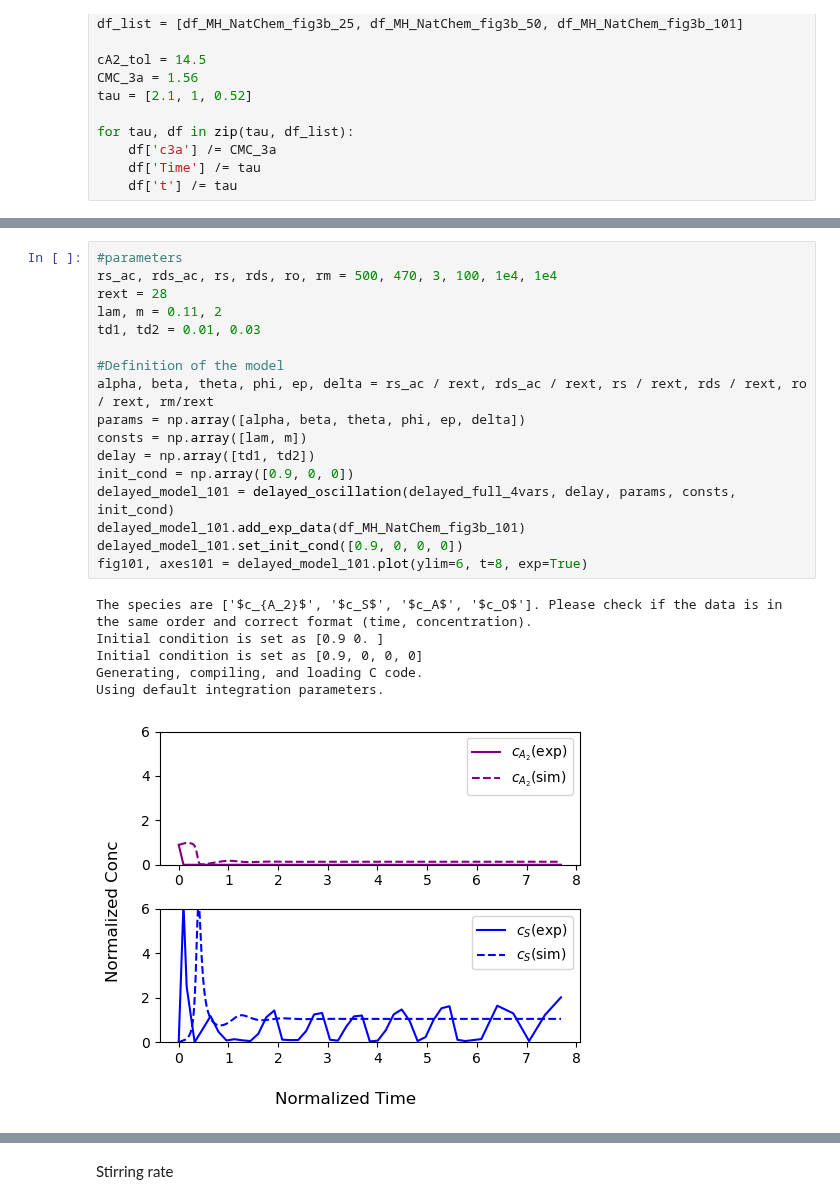
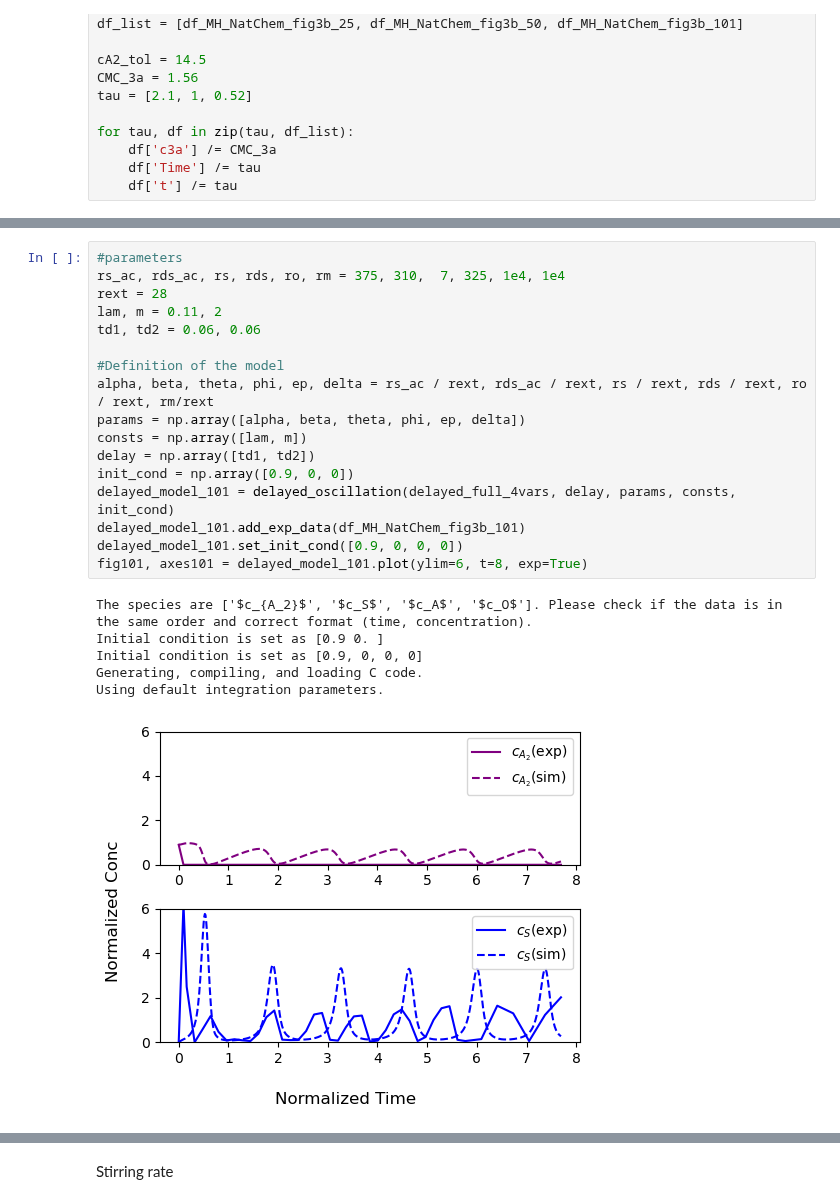
Before and after one commit to Zhiheng419/Chemical_Oscillation_Model, a Jupyter notebook: summary.ipynb, the cells around one changed output, grey strips where cells are left out. Saved outputs shown, nothing was run; the diff lists cells and outputs as text.

```diff
--- a/summary.ipynb
+++ b/summary.ipynb
@@ -240,26 +240,26 @@ Using default integration parameters.
 # %%
 #parameters
-rs_ac, rds_ac, rs, rds, ro, rm = 500, 470, 3, 100, 1e4, 1e4
+rs_ac, rds_ac, rs, rds, ro, rm = 375, 310,  7, 325, 1e4, 1e4
 rext = 28
 lam, m = 0.11, 2
-td1, td2 = 0.01, 0.03
+td1, td2 = 0.06, 0.06
 
 #Definition of the model
 alpha, beta, theta, phi, ep, delta = rs_ac / rext, rds_ac / rext, rs / rext, rds / rext, ro / rext, rm/rext
 params = np.array([alpha, beta, theta, phi, ep, delta])
 consts = np.array([lam, m])
 delay = np.array([td1, td2])
 init_cond = np.array([0.9, 0, 0])
 delayed_model_101 = delayed_oscillation(delayed_full_4vars, delay, params, consts, init_cond)
 delayed_model_101.add_exp_data(df_MH_NatChem_fig3b_101)
 delayed_model_101.set_init_cond([0.9, 0, 0, 0])
 fig101, axes101 = delayed_model_101.plot(ylim=6, t=8, exp=True)
 # %% [output]
 The species are ['$c_{A_2}$', '$c_S$', '$c_A$', '$c_O$']. Please check if the data is in the same order and correct format (time, concentration).
 Initial condition is set as [0.9 0. ]
 Initial condition is set as [0.9, 0, 0, 0]
 Generating, compiling, and loading C code.
 Using default integration parameters.
-[figure, old version]
+[figure, new version]
 # %%
 #parameters
```
Also changed, not shown: parts of 15 cells of this notebook, 9 other files.
